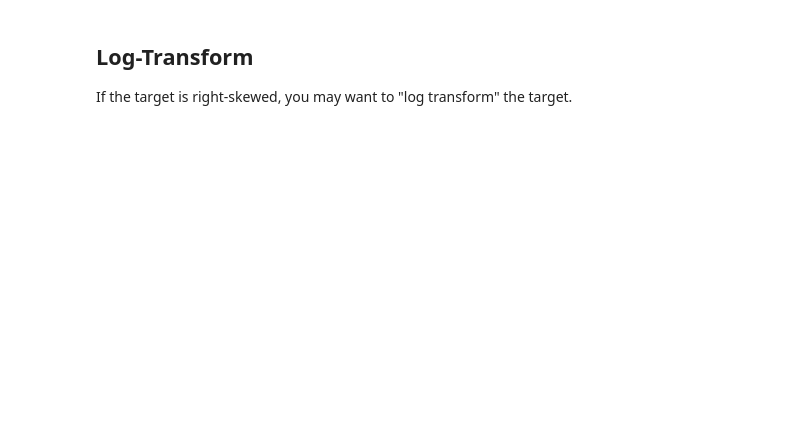
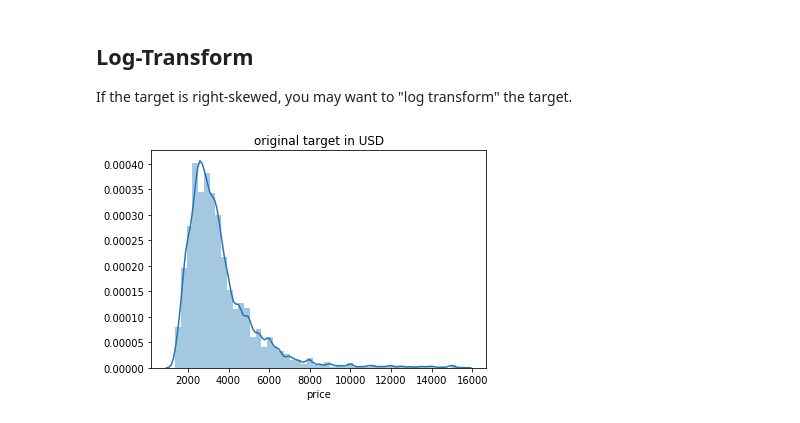
Before and after one commit to bloominstituteoftechnology/DS-Unit-2-Applied-Modeling, a Jupyter notebook: module1/LS_DS_231.ipynb, the cells around one changed output. Drawn from its saved outputs; the diff is of its cells as text; code cells hidden in the pictures; blank space fills up the shorter version.

```diff
--- a/module1/LS_DS_231.ipynb
+++ b/module1/LS_DS_231.ipynb
@@ -104,0 +477,6 @@ If the target is right-skewed, you may want to "log transform" the target.
+# %%
+sns.distplot(y)
+plt.title('original target in USD')
+plt.show()
+# %% [output]
+[figure, added]
```
Also changed, not shown: parts of 53 cells of this notebook.
